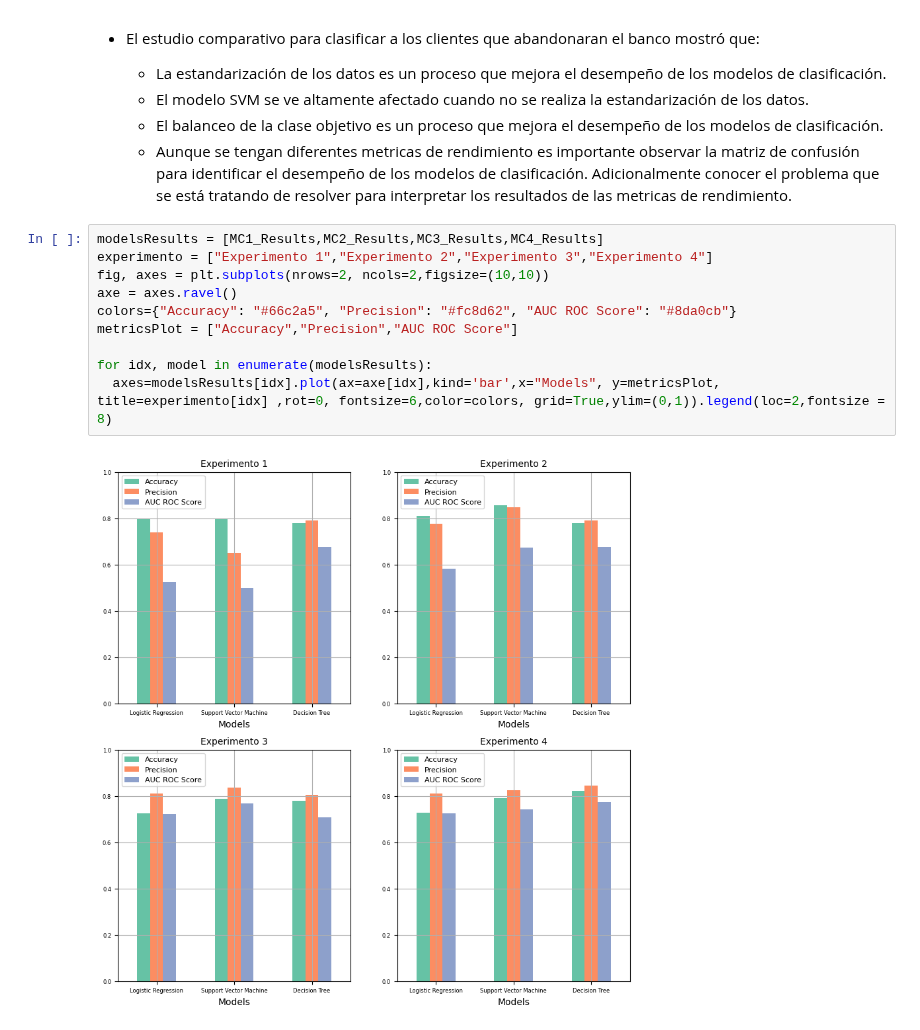
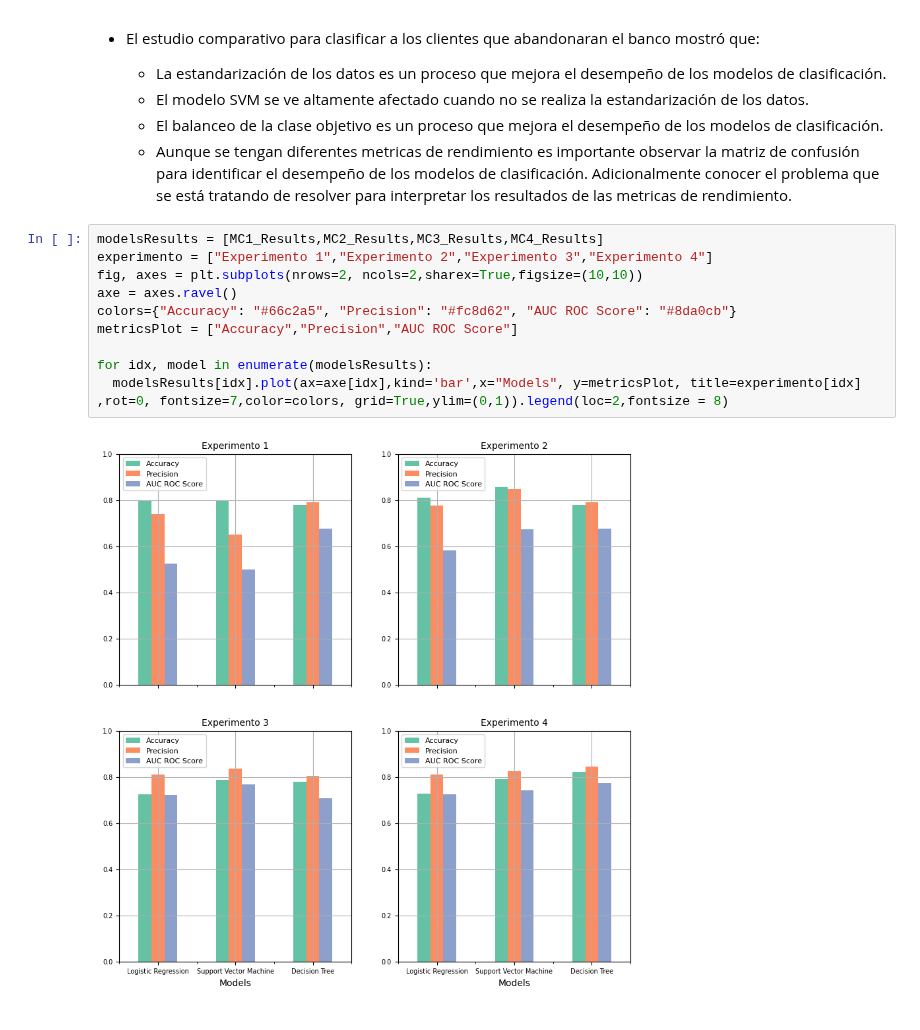
Before and after one commit to DiegoPaezA/IA_Examples, a Jupyter notebook: Regresion-Clasificación/Clasificación_Churn_Study.ipynb, the cells around one changed output. Saved outputs shown, nothing was run; the diff lists cells and outputs as text.

```diff
--- a/Regresion-Clasificación/Clasificación_Churn_Study.ipynb
+++ b/Regresion-Clasificación/Clasificación_Churn_Study.ipynb
@@ -663,12 +663,12 @@ MC4_Results
 # %%
 modelsResults = [MC1_Results,MC2_Results,MC3_Results,MC4_Results]
 experimento = ["Experimento 1","Experimento 2","Experimento 3","Experimento 4"]
-fig, axes = plt.subplots(nrows=2, ncols=2,figsize=(10,10))
+fig, axes = plt.subplots(nrows=2, ncols=2,sharex=True,figsize=(10,10))
 axe = axes.ravel()
 colors={"Accuracy": "#66c2a5", "Precision": "#fc8d62", "AUC ROC Score": "#8da0cb"}
 metricsPlot = ["Accuracy","Precision","AUC ROC Score"]
 
 for idx, model in enumerate(modelsResults):
-  axes=modelsResults[idx].plot(ax=axe[idx],kind='bar',x="Models", y=metricsPlot, title=experimento[idx] ,rot=0, fontsize=6,color=colors, grid=True,ylim=(0,1)).legend(loc=2,fontsize = 8)
+  modelsResults[idx].plot(ax=axe[idx],kind='bar',x="Models", y=metricsPlot, title=experimento[idx] ,rot=0, fontsize=7,color=colors, grid=True,ylim=(0,1)).legend(loc=2,fontsize = 8)
 # %% [output]
-[figure, old version]
+[figure, new version]
```
